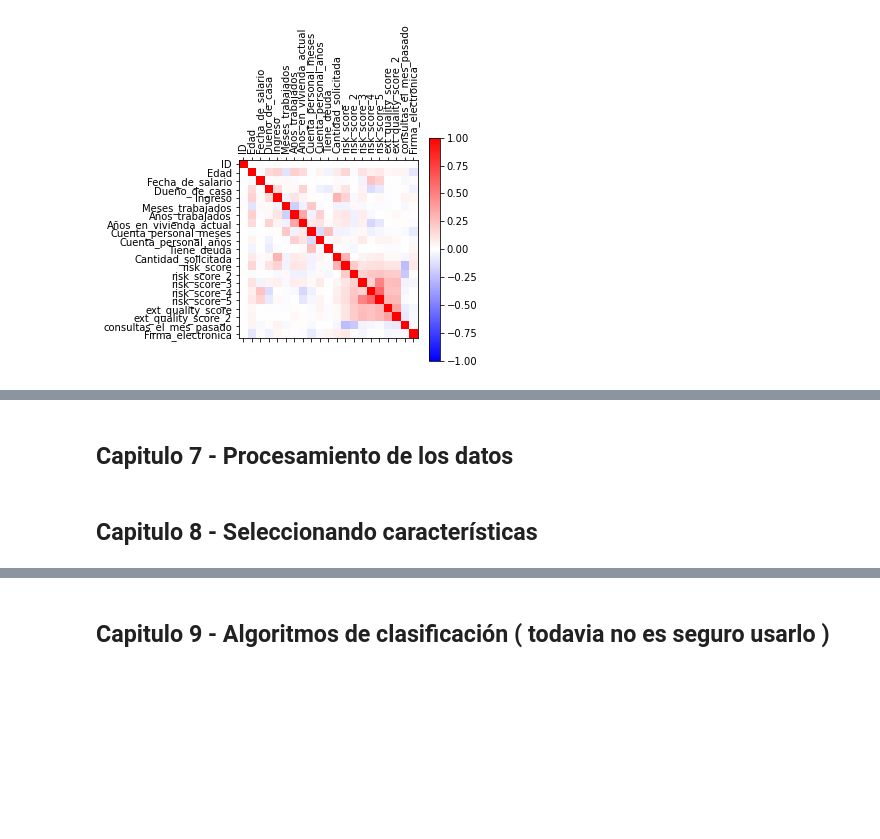
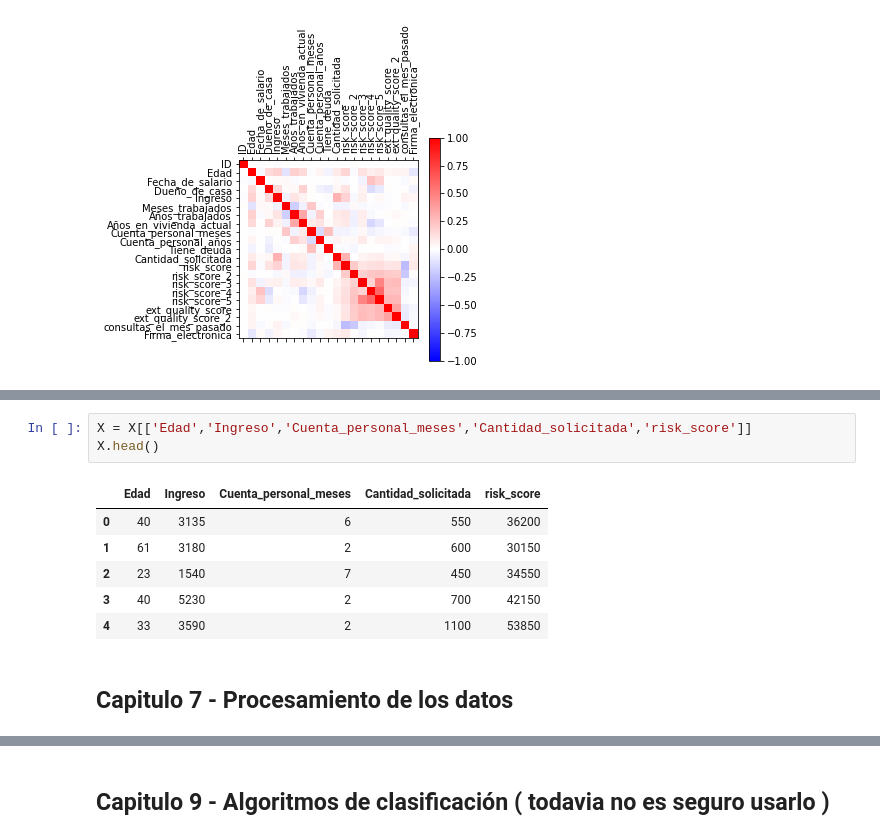
Before and after one commit to ismaelacosta/Proyecto_AID, a Jupyter notebook: examen.ipynb, the cells around one changed output, grey strips where cells are left out. Drawn from its saved outputs; the diff is of its cells as text; blank space fills up the shorter version.

```diff
--- a/examen.ipynb
+++ b/examen.ipynb
@@ -197,4 +296,12 @@ plt.show()
+# %%
+X = X[['Edad','Ingreso','Cuenta_personal_meses','Cantidad_solicitada','risk_score']]
+X.head()
+# %% [output]
+|  | Edad | Ingreso | Cuenta_personal_meses | Cantidad_solicitada | risk_score |
+| 0 | 40 | 3135 | 6 | 550 | 36200 |
+| 1 | 61 | 3180 | 2 | 600 | 30150 |
+| 2 | 23 | 1540 | 7 | 450 | 34550 |
+| 3 | 40 | 5230 | 2 | 700 | 42150 |
+| 4 | 33 | 3590 | 2 | 1100 | 53850 |
 # %% [markdown]
 ## Capitulo 7 - Procesamiento de los datos
-# %% [markdown]
-## Capitulo 8 - Seleccionando características
```
Also changed, not shown: parts of 19 cells of this notebook.
